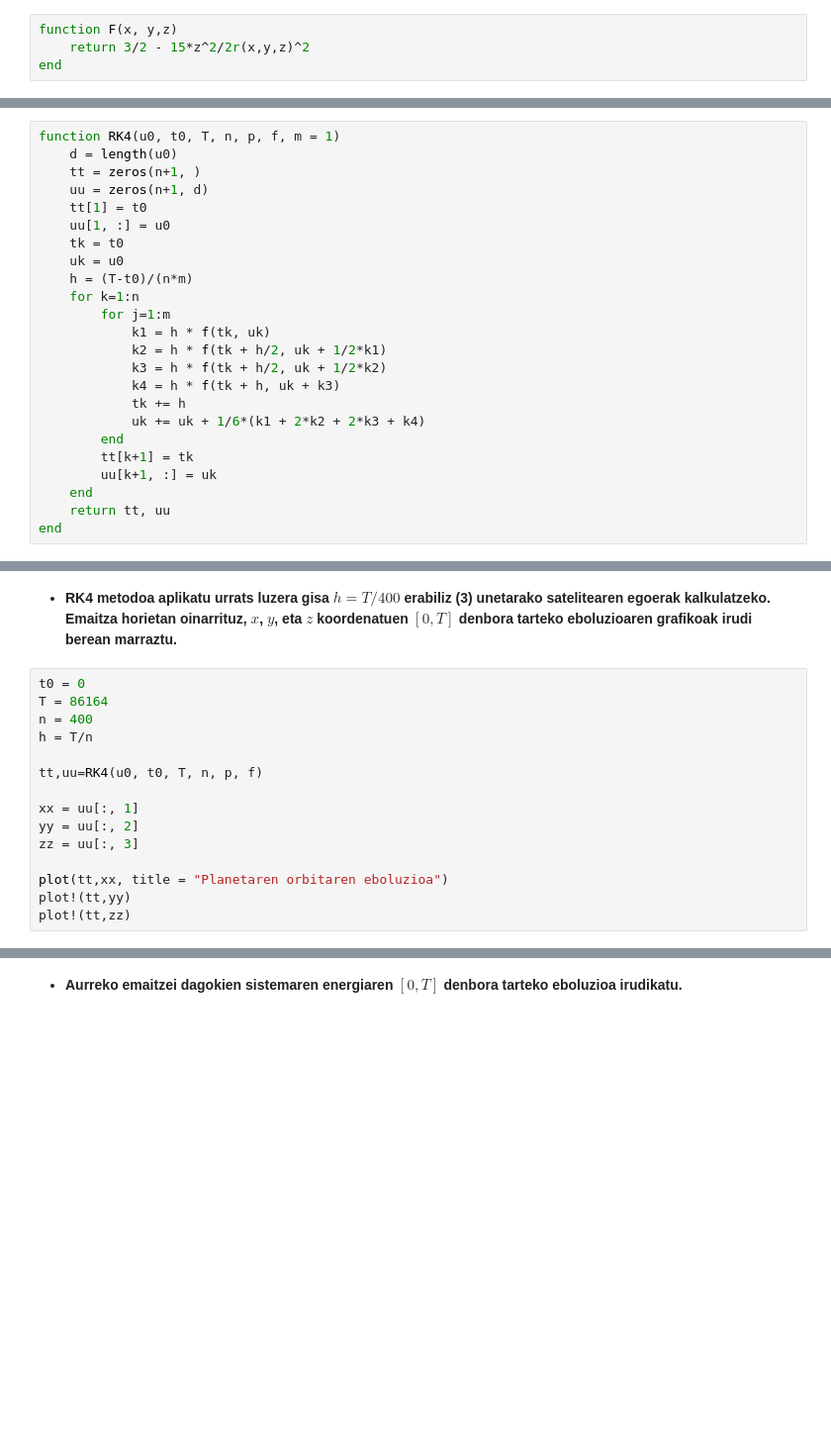
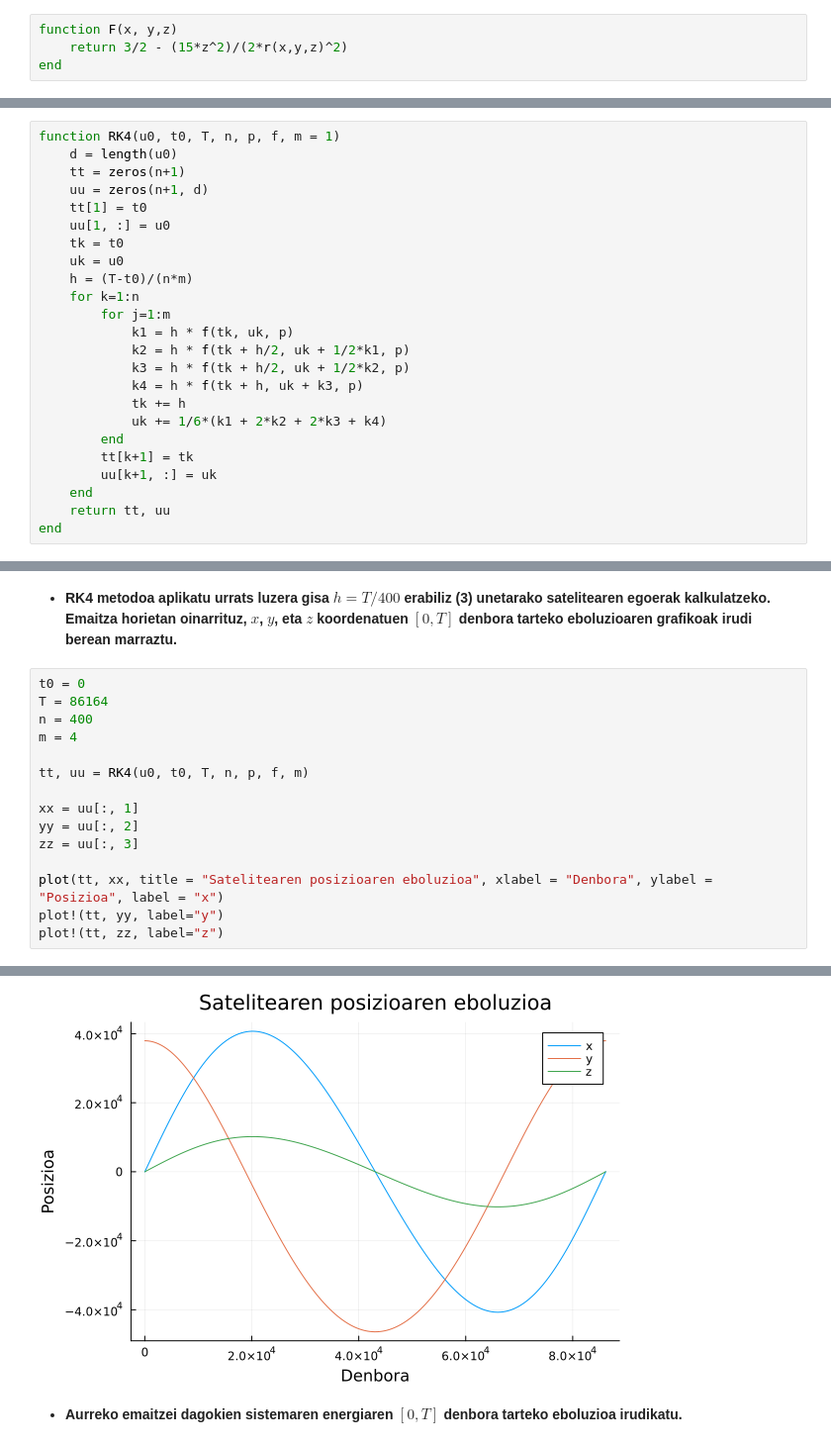
Before and after one commit to notoier/UPV-3.MAILA, a Jupyter notebook: Zientziarako Konputazioa/2.Gaia/2.Gaia 4.Atala/lab24.ipynb, the cells around one changed output, grey strips where cells are left out. Shown at 99% size. Saved outputs shown, nothing was run; the diff lists cells and outputs as text; blank space fills up the shorter version.

```diff
--- a/Zientziarako Konputazioa/2.Gaia/2.Gaia 4.Atala/lab24.ipynb
+++ b/Zientziarako Konputazioa/2.Gaia/2.Gaia 4.Atala/lab24.ipynb
@@ -76,7 +76,7 @@ end
 r (generic function with 1 method)
 # %%
 function F(x, y,z)
-    return 3/2 - 15*z^2/2r(x,y,z)^2
+    return 3/2 - (15*z^2)/(2*r(x,y,z)^2)
 end
 # %% [output]
 F (generic function with 1 method)
@@ -208,7 +208,7 @@ unetarako.
 # %%
 function RK4(u0, t0, T, n, p, f, m = 1)
     d = length(u0)
-    tt = zeros(n+1, )
+    tt = zeros(n+1)
     uu = zeros(n+1, d)
     tt[1] = t0
     uu[1, :] = u0
@@ -217,12 +217,12 @@ function RK4(u0, t0, T, n, p, f, m = 1)
     h = (T-t0)/(n*m)
     for k=1:n
         for j=1:m
-            k1 = h * f(tk, uk)
-            k2 = h * f(tk + h/2, uk + 1/2*k1)
-            k3 = h * f(tk + h/2, uk + 1/2*k2)
-            k4 = h * f(tk + h, uk + k3)
+            k1 = h * f(tk, uk, p)
+            k2 = h * f(tk + h/2, uk + 1/2*k1, p)
+            k3 = h * f(tk + h/2, uk + 1/2*k2, p)
+            k4 = h * f(tk + h, uk + k3, p)
             tk += h
-            uk += uk + 1/6*(k1 + 2*k2 + 2*k3 + k4)
+            uk += 1/6*(k1 + 2*k2 + 2*k3 + k4)
         end
         tt[k+1] = tk
         uu[k+1, :] = uk
@@ -237,15 +237,15 @@ RK4 (generic function with 2 methods)
 t0 = 0
 T = 86164
 n = 400
-h = T/n
+m = 4
 
-tt,uu=RK4(u0, t0, T, n, p, f)
+tt, uu = RK4(u0, t0, T, n, p, f, m)
 
 xx = uu[:, 1]
 yy = uu[:, 2]
 zz = uu[:, 3]
 
-plot(tt,xx, title = "Planetaren orbitaren eboluzioa")
-plot!(tt,yy)
-plot!(tt,zz)
+plot(tt, xx, title = "Satelitearen posizioaren eboluzioa", xlabel = "Denbora", ylabel = "Posizioa", label = "x")
+plot!(tt, yy, label="y")
+plot!(tt, zz, label="z")
 # %% [output]
@@ -255,2 +252,3 @@ Closest candidates are:
+[figure, added]
 # %% [markdown]
 - **Aurreko emaitzei dagokien sistemaren energiaren $[0,T]$ denbora tarteko eboluzioa irudikatu.**
```
Also changed, not shown: parts of 17 cells of this notebook, 11 other files.
